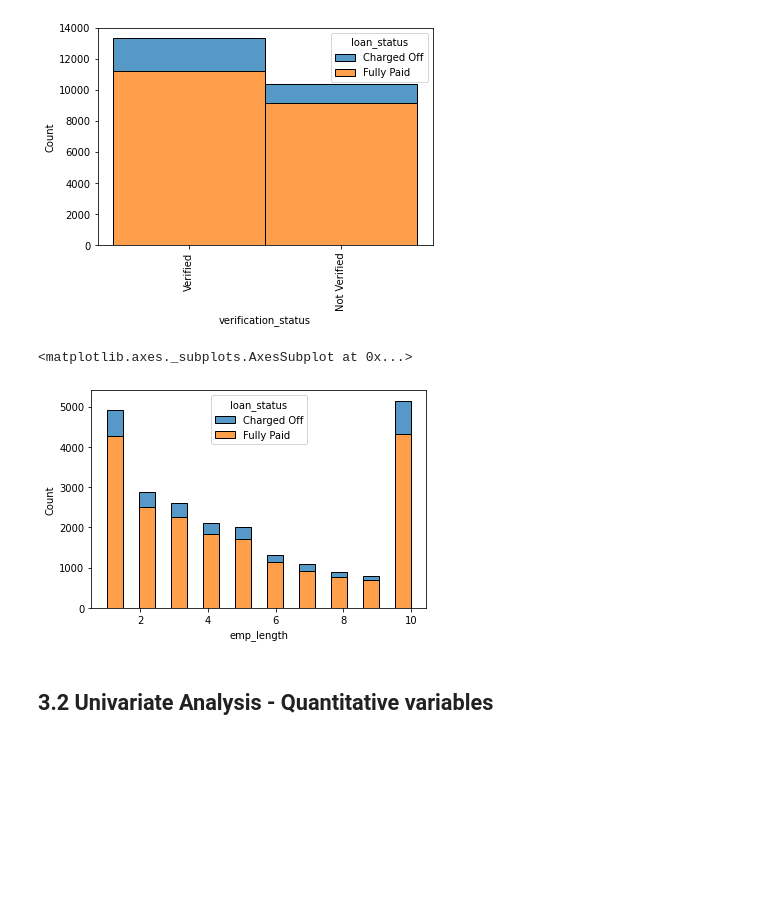
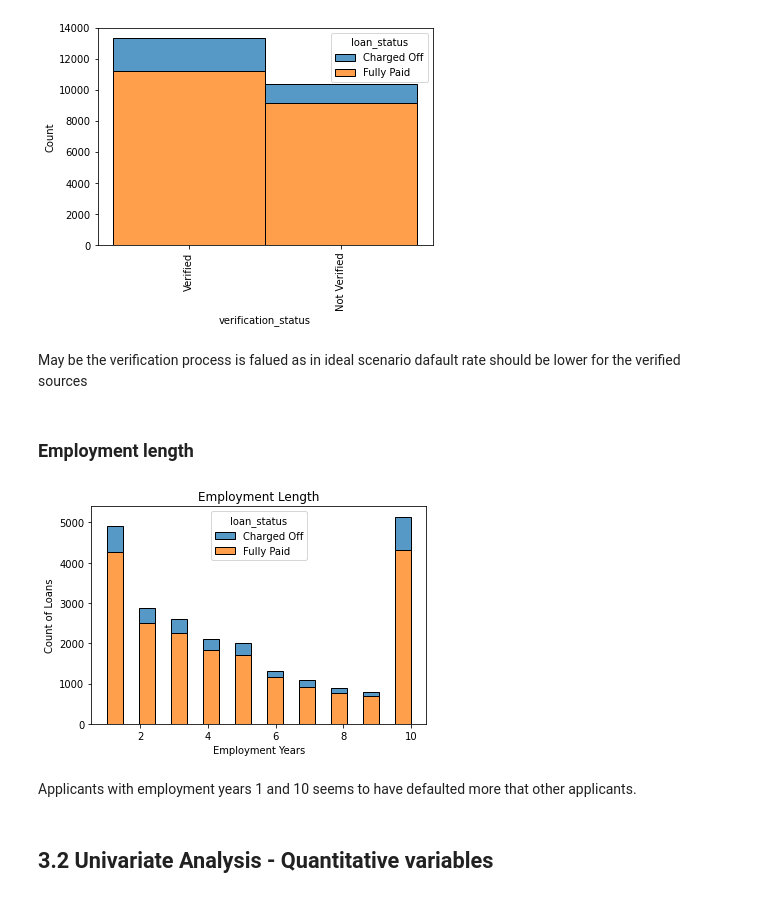
Before and after one commit to hargurjeet/Lending-Club-CaseStudy, a Jupyter notebook: Lending_Club_Case_Study.ipynb, the cells around one changed output. Drawn from its saved outputs; the diff is of its cells as text; code cells hidden in the pictures; blank space fills up the shorter version.

```diff
--- a/Lending_Club_Case_Study.ipynb
+++ b/Lending_Club_Case_Study.ipynb
@@ -302,6 +289,9 @@ relevant_cols=['loan_amnt', 'funded_amnt', 'funded_amnt_inv','term', 'int_rate',
 
 df4 = df3[relevant_cols]
 
+## Removing the records having loan status as 'Current'
+df4 = df4[~(df4.loan_status=='Current')]
+
 df4.head()
 # %% [output]
 |  | loan_amnt | funded_amnt | funded_amnt_inv | term | int_rate | installment | grade | emp_length | ... |
@@ -438,3 +385,0 @@ Loan status current does not hold significant value for approver to make the loa
-# %%
-df4 = df4[~(df.loan_status=='Current')]
-df4.loan_status.value_counts(normalize=True)
@@ -501,11 +461,20 @@ plt.xticks(rotation=90)
 plt.show()
 # %% [output]
 [figure]
+# %% [markdown]
+May be the verification process is falued as in ideal scenario dafault rate should be lower for the verified sources
+# %% [markdown]
+### Employment length
 # %%
 sns.histplot(x=df4.emp_length, hue=df4.loan_status, multiple="stack")
+plt.title('Employment Length')
+plt.ylabel('Count of Loans')
+plt.xlabel('Employment Years')
+plt.show()
 # %% [output]
-<matplotlib.axes._subplots.AxesSubplot at 0x...>
-[figure, old version]
+[figure, new version]
+# %% [markdown]
+Applicants with employment years 1 and 10 seems to have defaulted more that other applicants.
 # %% [markdown]
 ## 3.2 Univariate Analysis - Quantitative variables
 # %%
```
Also changed, not shown: parts of 32 cells of this notebook.
